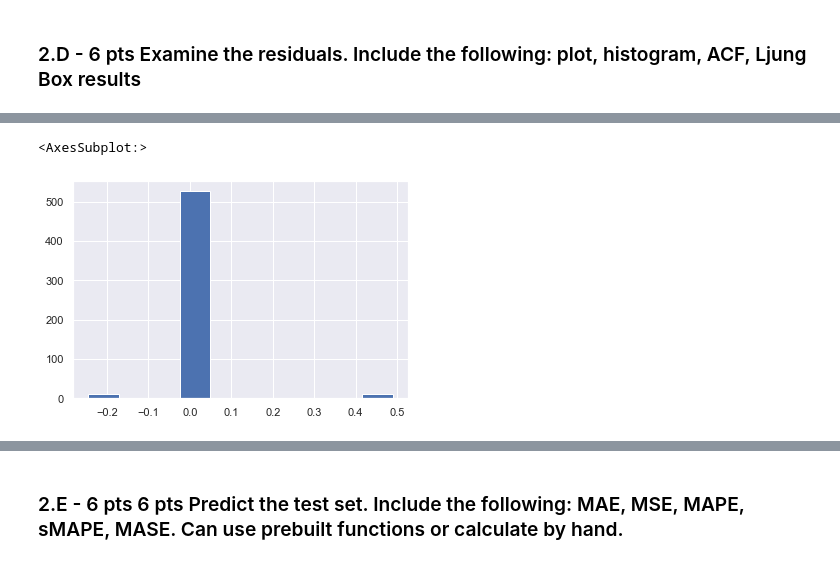
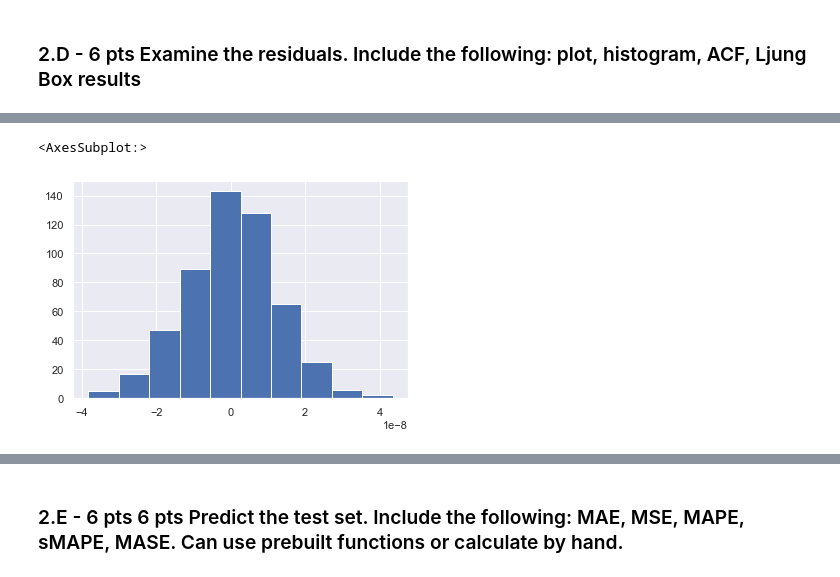
Before and after one commit to earnestsalgado/time-series-analysis_spr22, a Jupyter notebook: HW4/Week 4 Assignment Advanced Arima modeling.ipynb, the cells around one changed output, grey strips where cells are left out. Cells and saved outputs as stored; diff of their text form; code cells hidden in the pictures.

```diff
--- a/HW4/Week 4 Assignment Advanced Arima modeling.ipynb
+++ b/HW4/Week 4 Assignment Advanced Arima modeling.ipynb
@@ -358,7 +358,7 @@ plt.show()
 # %% [markdown]
 ### 2.C - 6 pts Fit and predict a SARIMA model using your best estimate of the SARIMA(p,d,q)(P,D,Q)m order. Return the model summary
 # %%
-sarima_model = sm.tsa.statespace.SARIMAX(endog=y_train,order=(1,0,1), seasonal_order=(0, 2, 0, 12))
+sarima_model = sm.tsa.statespace.SARIMAX(endog=y_train,order=(3,0,1), seasonal_order=(0, 2, 0, 12))
 sarima_fit = sarima_model.fit()
 print(sarima_fit.summary())
 # %% [output]
@@ -412,0 +429,3 @@ dtype: float64
+# %%
+resid = residuals[24:]
+resid
@@ -413,5 +451,5 @@ dtype: float64
 # %%
-residuals.hist()
+resid.hist()
 # %% [output]
 <AxesSubplot:>
-[figure, old version]
+[figure, new version]
```
Also changed, not shown: parts of 37 cells of this notebook.
